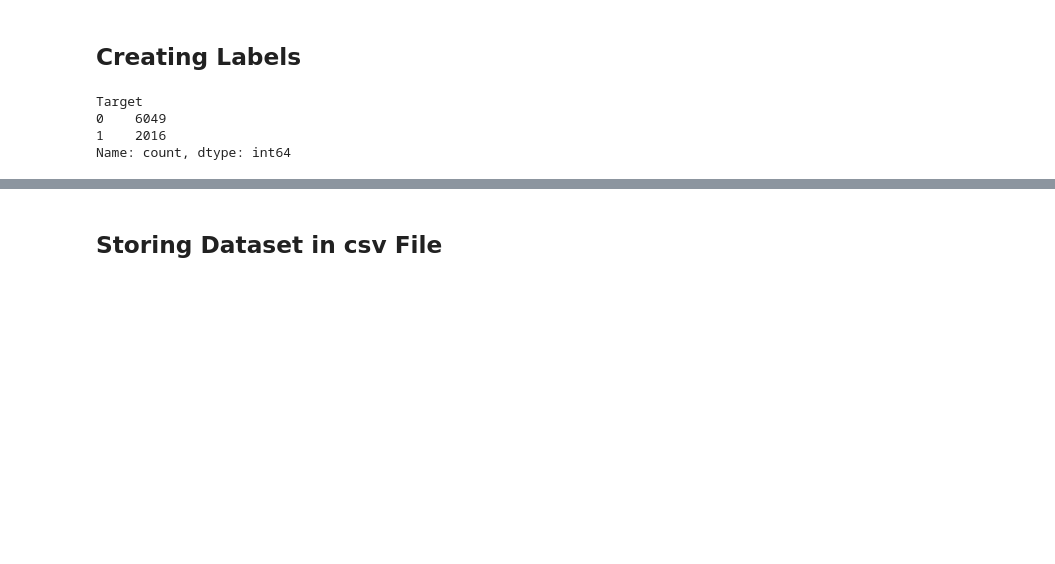
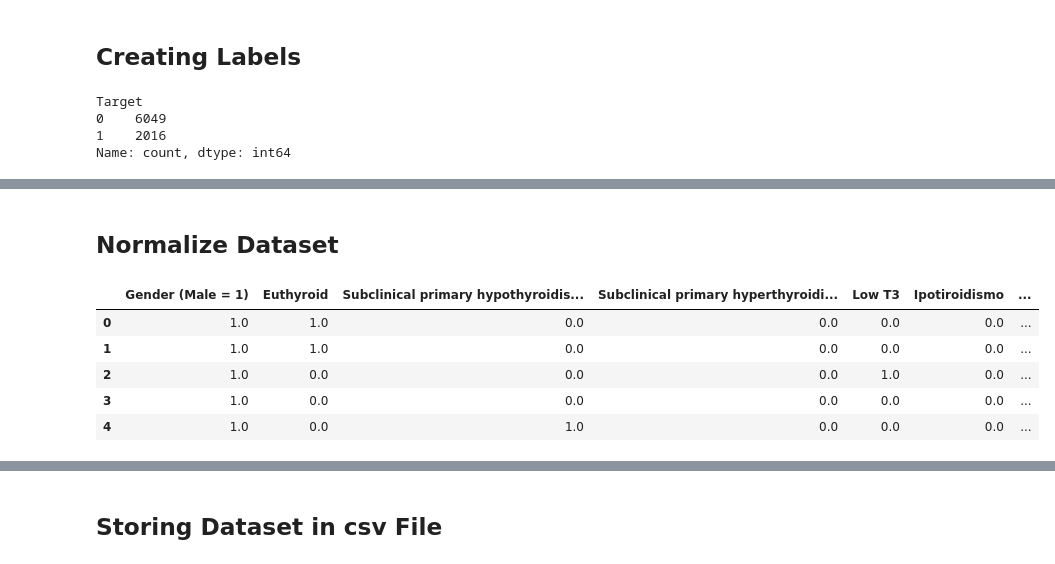
Before and after one commit to davide-marchi/clinical-data-encoding, a Jupyter notebook: Cleaning_Data.ipynb, the cells around one changed output, grey strips where cells are left out. Saved outputs shown, nothing was run; the diff lists cells and outputs as text; code cells hidden in the pictures; blank space fills up the shorter version.

```diff
--- a/Cleaning_Data.ipynb
+++ b/Cleaning_Data.ipynb
@@ -251,2 +283,20 @@ chl_dataset.head()
 # %%
 chl_dataset=chl_dataset.drop(columns="Number")
+# %% [markdown]
+## Normalize Dataset
+# %%
+scaler = MinMaxScaler()
+# %%
+# Normalize all columns of the dataset
+chl_dataset_normalized = scaler.fit_transform(chl_dataset)
+# Optionally, convert the normalized dataset to a pandas DataFrame
+chl_dataset_normalized = pd.DataFrame(chl_dataset_normalized, columns=chl_dataset.columns)
+# %%
+chl_dataset_normalized.head()
+# %% [output]
+|  | Gender (Male = 1) | Euthyroid | Subclinical primary hypothyroidis... | Subclinical primary hyperthyroidi... | Low T3 | Ipotiroidismo | ... |
+| 0 | 1.0 | 1.0 | 0.0 | 0.0 | 0.0 | 0.0 | ... |
+| 1 | 1.0 | 1.0 | 0.0 | 0.0 | 0.0 | 0.0 | ... |
+| 2 | 1.0 | 0.0 | 0.0 | 0.0 | 1.0 | 0.0 | ... |
+| 3 | 1.0 | 0.0 | 0.0 | 0.0 | 0.0 | 0.0 | ... |
+| 4 | 1.0 | 0.0 | 1.0 | 0.0 | 0.0 | 0.0 | ... |
```
Also changed, not shown: parts of 24 cells of this notebook, 3 other files.
